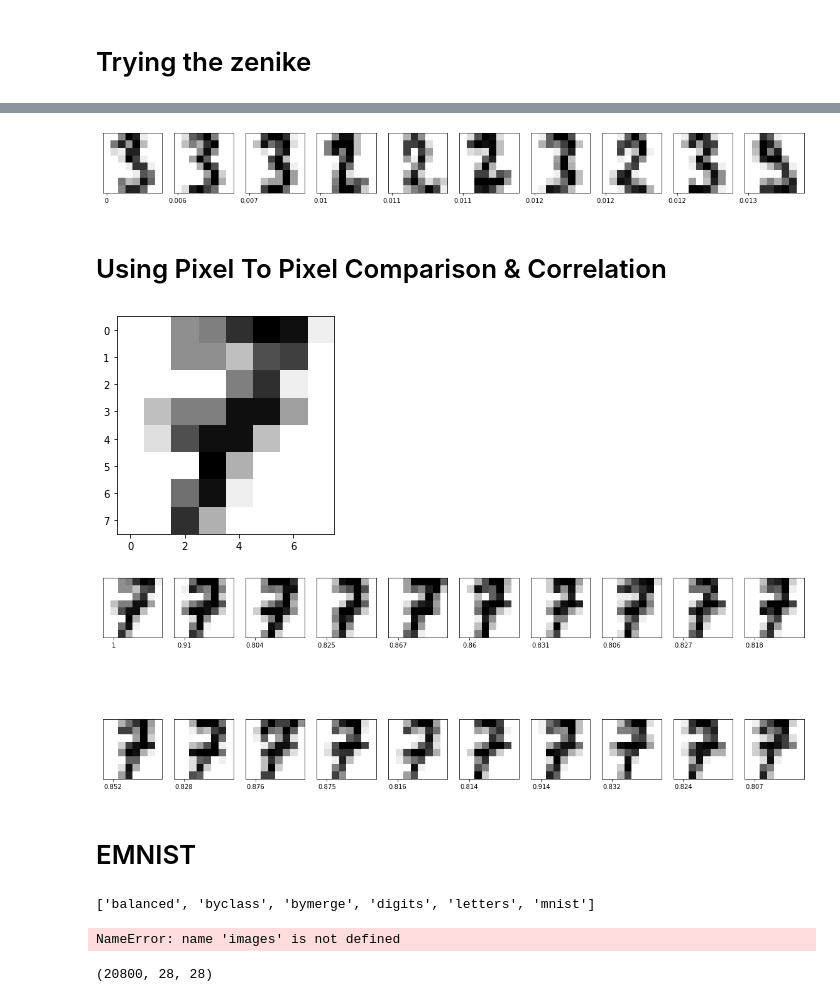
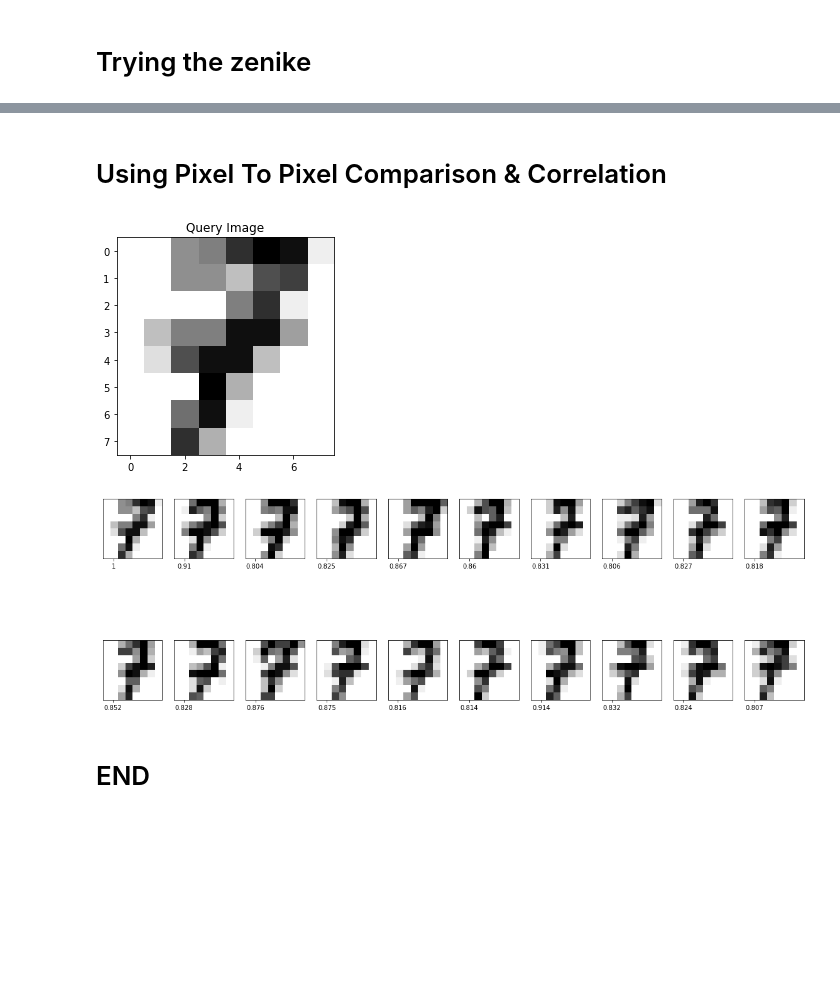
Before and after one commit to kaizendae/Data-Mining-Course, a Jupyter notebook: digits.ipynb, the cells around one changed output, grey strips where cells are left out. Saved outputs shown, nothing was run; the diff lists cells and outputs as text; code cells hidden in the pictures; blank space fills up the shorter version.

Commit message:
layout digits done

```diff
--- a/digits.ipynb
+++ b/digits.ipynb
@@ -148,10 +160,0 @@ NameError: name 'ZernikeMoments' is not defined
-# %%
-#Getting one Query Image
-query_image = digits.images[3]
-plt.imshow(query_image,cmap ='binary')
-descriptor = desc.describe(query_image)
-
-for image_and_desc in images_descriptors:
-    image_and_desc['distance'] = euclidianne_distance(descriptor,image_and_desc['desc'])
-
-images_descriptors.sort(key = lambda x:x['distance'])
@@ -160,49 +161,29 @@ images_descriptors.sort(key = lambda x:x['distance'])
-# %%
-plt.figure(figsize=(20,20))
-for i in range(10):
-
-    image_and_desc = images_descriptors[i]
-
-    plt.subplot(5,10,i+1)
-    plt.xticks([image_and_desc['distance']])
-    plt.yticks([])
-    plt.grid(False)
-    plt.imshow(image_and_desc['image'], cmap=plt.cm.binary)
-plt.show()
-# %% [output]
-[figure, removed]
 # %% [markdown]
 # Using Pixel To Pixel Comparison & Correlation
 # %%
 #Getting one Query Image
 query_image = digits.images[7]
+plt.title(label="Query Image")
 plt.imshow(query_image,cmap ='binary')
 Querydesc = query_image.flatten()
 
 images_descriptors = [{ 'image':image,'desc':image.flatten(), 'distance': correlation(Querydesc,image.flatten())} for image in digits.images]
 
 result = images_descriptors = list(filter(lambda x:x['distance'] > 0.8,images_descriptors))
 
+#correlation is always between 1 & 0.
 
 plt.figure(figsize=(20,20))
 for i in range(20):
     image_and_desc = result[i]
     plt.subplot(5,10,i+1)
     plt.xticks([image_and_desc['distance']])
     plt.yticks([])
     plt.grid(False)
     plt.imshow(image_and_desc['image'], cmap=plt.cm.binary)
 plt.show()
 # %% [output]
-[figure, old version]
+[figure, new version]
 [figure]
 # %% [markdown]
-# EMNIST
+# END
-# %%
-#TODO on EMNIST
-from emnist import list_datasets
-from emnist import extract_training_samples,extract_test_samples
-import emnist
-list_datasets()
-# %% [output]
-['balanced', 'byclass', 'bymerge', 'digits', 'letters', 'mnist']
@@ -211,8 +189,0 @@ letters, labels = extract_test_samples('letters')
-# %%
-letters = images[0:20000,:,:]
-# %% [output]
-NameError: name 'images' is not defined
-# %%
-letters.shape
-# %% [output]
-(20800, 28, 28)
```
Also changed, not shown: parts of 16 cells of this notebook.
